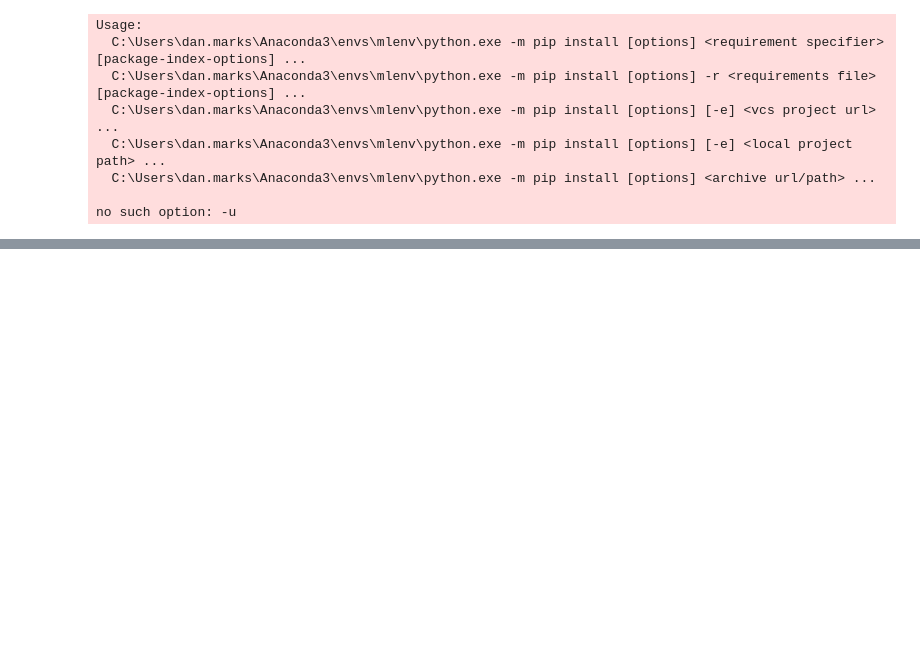
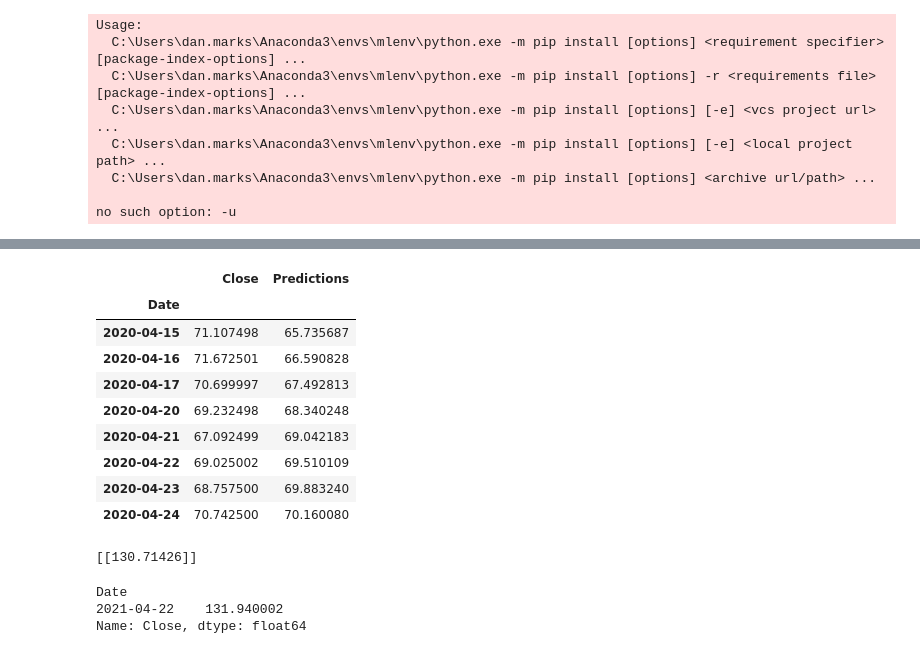
Before and after one commit to DanMarks12/Final_Project_Group5, a Jupyter notebook: Stock_Analysis_test.ipynb, the cells around one changed output, grey strips where cells are left out. Drawn from its saved outputs; the diff is of its cells as text; code cells hidden in the pictures; blank space fills up the shorter version.

```diff
--- a/Stock_Analysis_test.ipynb
+++ b/Stock_Analysis_test.ipynb
@@ -87,0 +178,46 @@ model.add(Dense(1))
+# %%
+#see valid predicted prices
+valid[58:70]
+# %% [output]
+|  | Close | Predictions |
+| Date |  |  |
+| 2020-04-15 | 71.107498 | 65.735687 |
+| 2020-04-16 | 71.672501 | 66.590828 |
+| 2020-04-17 | 70.699997 | 67.492813 |
+| 2020-04-20 | 69.232498 | 68.340248 |
+| 2020-04-21 | 67.092499 | 69.042183 |
+| 2020-04-22 | 69.025002 | 69.510109 |
+| 2020-04-23 | 68.757500 | 69.883240 |
+| 2020-04-24 | 70.742500 | 70.160080 |
+# %%
+#get quote
+apple_quote = web.DataReader('AAPL', data_source='yahoo', start='2019-01-01', end='2021-04-21')
+
+new_df= apple_quote.filter(['Close'])
+#Check last 60 days
+last_60_days = new_df[-60:].values
+#Scale the data
+last_60_days_scaled = scaler.transform(last_60_days)
+#Create an empty list
+X_test = []
+#Append 60 days to X_test
+X_test.append(last_60_days_scaled)
+#Convert X_test data set to numpy array
+X_test = np.array(X_test)
+#Reshape
+X_test = np.reshape(X_test, (X_test.shape[0], X_test.shape[1], 1))
+#Get predicted scaled price
+pred_price = model.predict(X_test)
+#undo scaling
+pred_price = scaler.inverse_transform(pred_price)
+print(pred_price)
+# %% [output]
+[[130.71426]]
+# %%
+apple_quote2 = web.DataReader('AAPL', data_source='yahoo', start='2021-04-22', end='2021-04-22')
+
+print(apple_quote2['Close'])
+# %% [output]
+Date
+2021-04-22    131.940002
+Name: Close, dtype: float64
```
Also changed, not shown: parts of 15 cells of this notebook.
